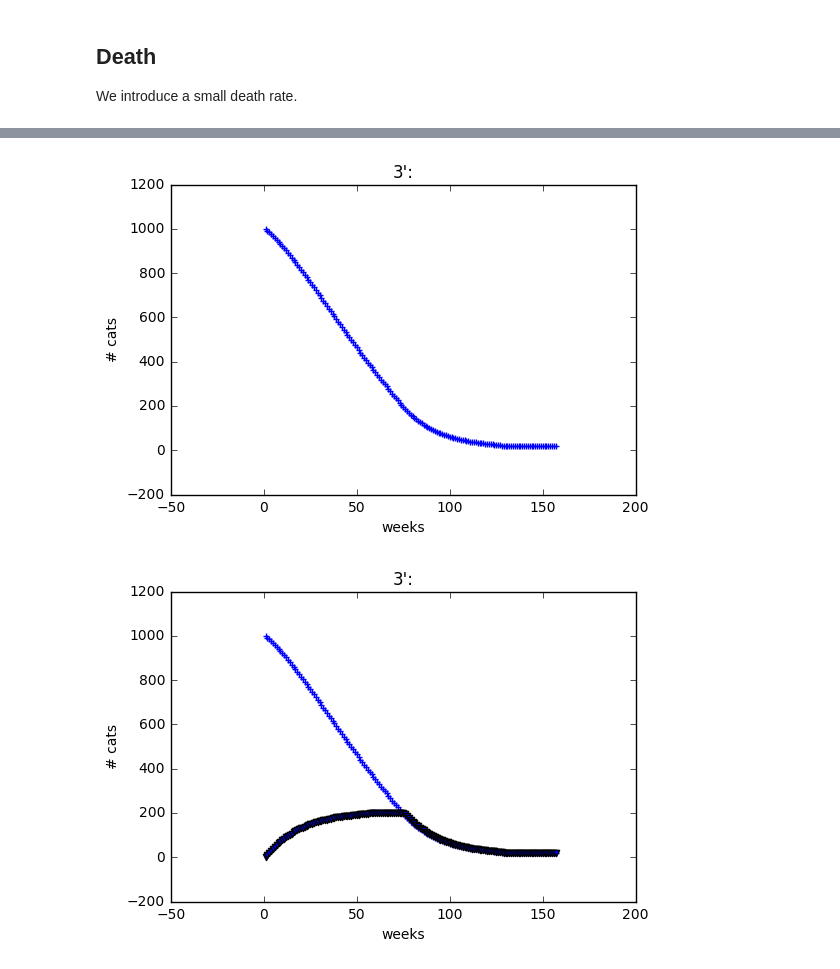
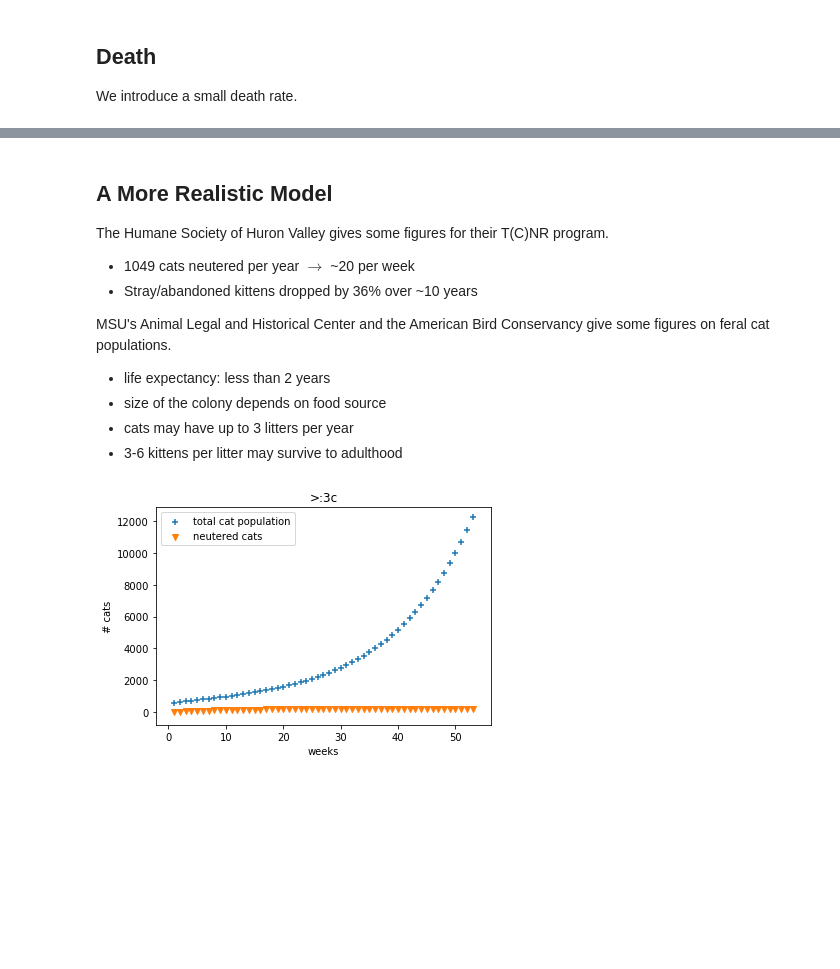
Before and after one commit to lobotomyp0p/cnr-notebook, a Jupyter notebook: cats_flash-talk.ipynb, the cells around one changed output, grey strips where cells are left out. Saved outputs shown, nothing was run; the diff lists cells and outputs as text; code cells hidden in the pictures; blank space fills up the shorter version.

```diff
--- a/cats_flash-talk.ipynb
+++ b/cats_flash-talk.ipynb
@@ -99,16 +159,27 @@ We introduce neuters.
+# %% [markdown]
+## A More Realistic Model
+The Humane Society of Huron Valley gives some figures for their T(C)NR program.
+* 1049 cats neutered per year $\to$ ~20 per week
+* Stray/abandoned kittens dropped by 36% over ~10 years
+
+MSU's Animal Legal and Historical Center and the American Bird Conservancy give some figures on feral cat populations.
+* life expectancy: less than 2 years
+* size of the colony depends on food source
+* cats may have up to 3 litters per year
+* 3-6 kittens per litter may survive to adulthood
 # %%
-t = 52*3 # 52 weeks * years
-n0 = 1000 # initial cat population
-nl = 1.5 # number of litters per year
-nk = 3 # number of kittens per litter who survive to adulthood
+t = 52*1 # 52 weeks * years
+n0 = 600 # initial cat population
+nl = 3 # number of litters per year
+nk = 6 # number of kittens per litter who survive to adulthood
 nc = nk * nl / 52 # number of new cats each pregnant cat produces every week
 
 # Feral cats live approximately 2 years.
-rd = .05 # percent of cats which die every year
+rd = .1 # percent of cats which die every year
          # safe to assume that this is a small percent?
 
 # A CNR program with finite, approximately constant funding
-nn = 10 # number of cats neutered per week
+nn = 20 # number of cats neutered per week
 Nn = [0] # list of population of neutered cats every week
 
 N = [n0] # list of cat population every week
@@ -132,25 +203,14 @@ for i in range(t):
 # %%
 import matplotlib.pyplot as plt
 
 fig, axes = plt.subplots()
 axes.scatter(W,N ,marker='+')
+axes.scatter(W,Nn ,marker='v')
 axes.set_xlabel('weeks')
 axes.set_ylabel('# cats')
-axes.set_title('3\':')
+axes.set_title('>:3c')
+axes.legend(['total cat population','neutered cats'])
 
 plt.show()
 # %% [output]
-[figure, old version]
+[figure, new version]
-# %%
-import matplotlib.pyplot as plt
-
-fig, axes = plt.subplots()
-axes.scatter(W,N ,marker='+')
-axes.scatter(W,Nn ,marker='v')
-axes.set_xlabel('weeks')
-axes.set_ylabel('# cats')
-axes.set_title('3\':')
-
-plt.show()
-# %% [output]
-[figure, removed]
```
Also changed, not shown: parts of 14 cells of this notebook.
